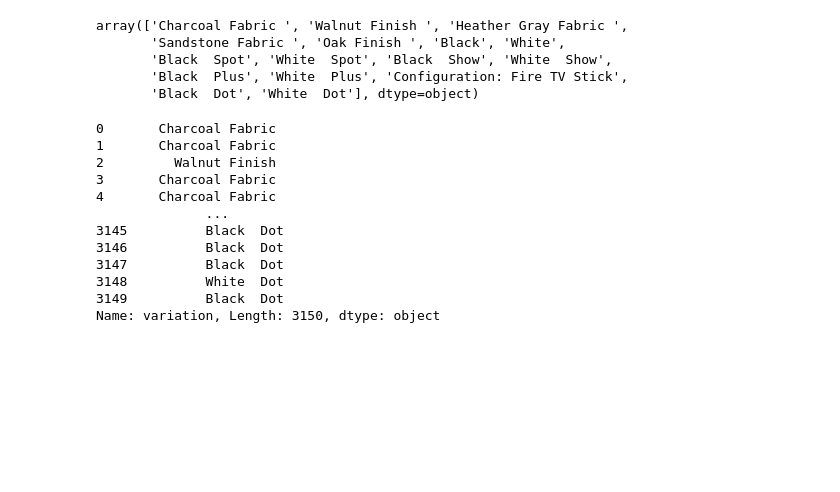
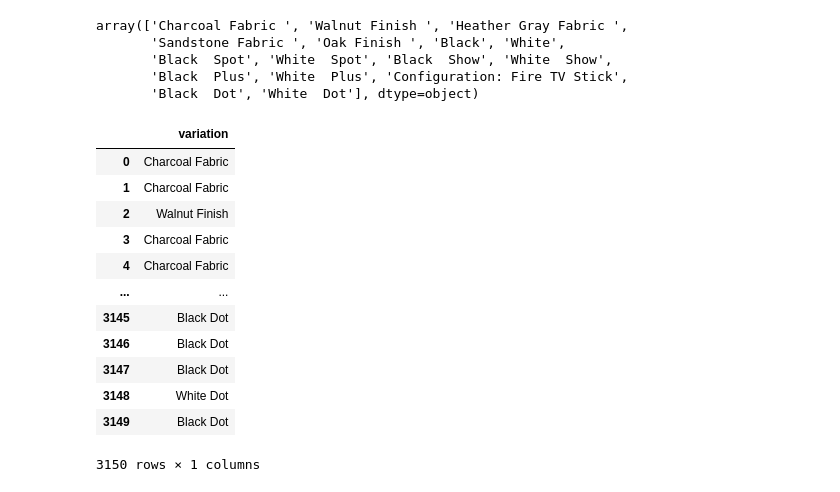
Before and after one commit to tomrzonta/Portfolio-Relacoes-Publicas, a Jupyter notebook: Relacoes_Publicas.ipynb, the cells around one changed output. Cells and saved outputs as stored; diff of their text form; code cells hidden in the pictures; blank space fills up the shorter version.

```diff
--- a/Relacoes_Publicas.ipynb
+++ b/Relacoes_Publicas.ipynb
@@ -298,20 +302,21 @@ array(['Charcoal Fabric ', 'Walnut Finish ', 'Heather Gray Fabric ',
        'Black  Plus', 'White  Plus', 'Configuration: Fire TV Stick',
        'Black  Dot', 'White  Dot'], dtype=object)
 # %%
-X_cat = reviews_df['variation']
+X_cat = reviews_df[['variation']]
 X_cat
 # %% [output]
+|  | variation |
+| 0 | Charcoal Fabric |
+| 1 | Charcoal Fabric |
+| 2 | Walnut Finish |
+| 3 | Charcoal Fabric |
+| 4 | Charcoal Fabric |
+| ... | ... |
+| 3145 | Black Dot |
+| 3146 | Black Dot |
+| 3147 | Black Dot |
+| 3148 | White Dot |
+| 3149 | Black Dot |
-0       Charcoal Fabric
-1       Charcoal Fabric
-2         Walnut Finish
-3       Charcoal Fabric
-4       Charcoal Fabric
-              ...
-3145          Black  Dot
-3146          Black  Dot
-3147          Black  Dot
-3148          White  Dot
-3149          Black  Dot
-Name: variation, Length: 3150, dtype: object
+3150 rows × 1 columns
 # %%
 onehotencoder = OneHotEncoder()
```
Also changed, not shown: parts of 29 cells of this notebook.
